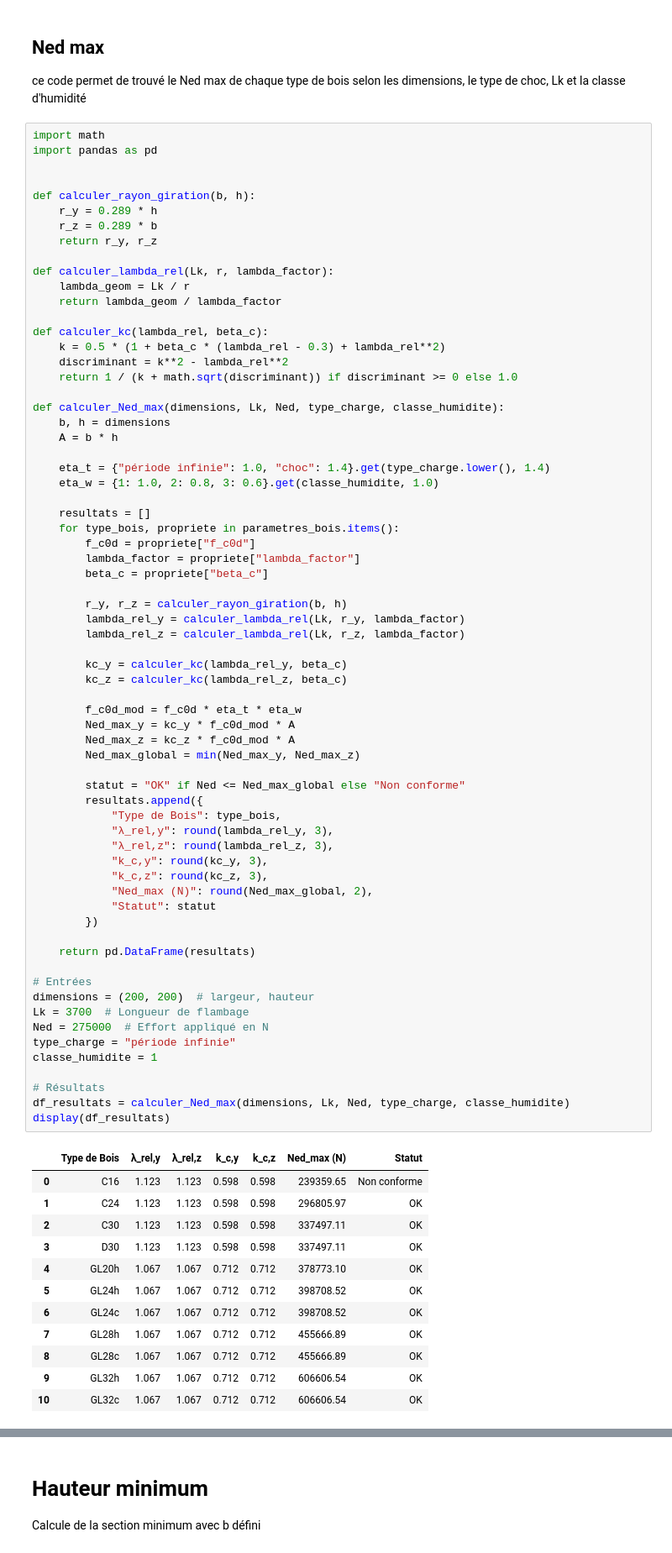
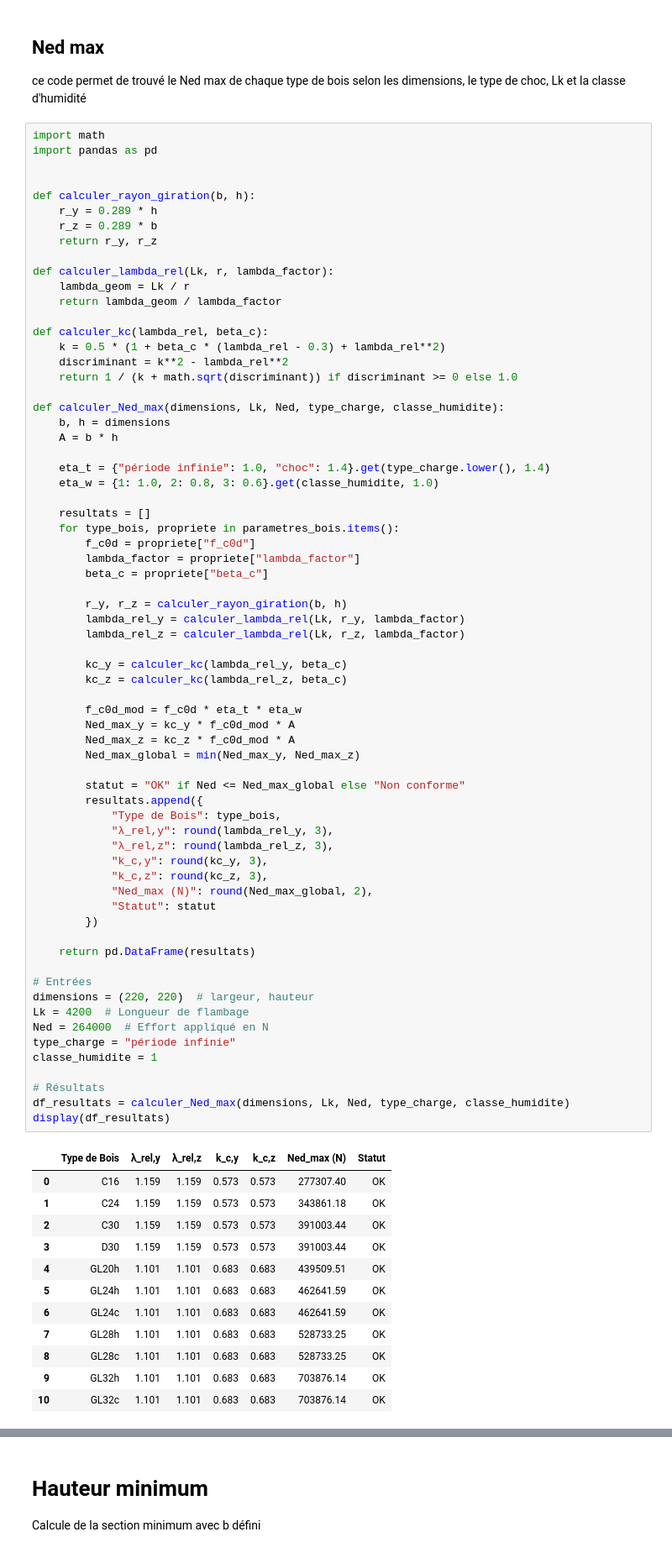
Before and after one commit to Erazq/Bois, a Jupyter notebook: Barres comrpimées.ipynb, the cells around one changed output, grey strips where cells are left out. Shown at 84% size. Saved outputs shown, nothing was run; the diff lists cells and outputs as text.

```diff
--- a/Barres comrpimées.ipynb
+++ b/Barres comrpimées.ipynb
@@ -136,47 +136,47 @@ def calculer_Ned_max(dimensions, Lk, Ned, type_charge, classe_humidite):
         kc_y = calculer_kc(lambda_rel_y, beta_c)
         kc_z = calculer_kc(lambda_rel_z, beta_c)
 
         f_c0d_mod = f_c0d * eta_t * eta_w
         Ned_max_y = kc_y * f_c0d_mod * A
         Ned_max_z = kc_z * f_c0d_mod * A
         Ned_max_global = min(Ned_max_y, Ned_max_z)
 
         statut = "OK" if Ned <= Ned_max_global else "Non conforme"
         resultats.append({
             "Type de Bois": type_bois,
             "λ_rel,y": round(lambda_rel_y, 3),
             "λ_rel,z": round(lambda_rel_z, 3),
             "k_c,y": round(kc_y, 3),
             "k_c,z": round(kc_z, 3),
             "Ned_max (N)": round(Ned_max_global, 2),
             "Statut": statut
         })
 
     return pd.DataFrame(resultats)
 
 # Entrées
-dimensions = (200, 200)  # largeur, hauteur
-Lk = 3700  # Longueur de flambage
-Ned = 275000  # Effort appliqué en N
+dimensions = (220, 220)  # largeur, hauteur
+Lk = 4200  # Longueur de flambage
+Ned = 264000  # Effort appliqué en N
 type_charge = "période infinie"
 classe_humidite = 1
 
 # Résultats
 df_resultats = calculer_Ned_max(dimensions, Lk, Ned, type_charge, classe_humidite)
 display(df_resultats)
 # %% [output]
 |  | Type de Bois | λ_rel,y | λ_rel,z | k_c,y | k_c,z | Ned_max (N) | Statut |
-| 0 | C16 | 1.123 | 1.123 | 0.598 | 0.598 | 239359.65 | Non conforme |
-| 1 | C24 | 1.123 | 1.123 | 0.598 | 0.598 | 296805.97 | OK |
-| 2 | C30 | 1.123 | 1.123 | 0.598 | 0.598 | 337497.11 | OK |
-| 3 | D30 | 1.123 | 1.123 | 0.598 | 0.598 | 337497.11 | OK |
-| 4 | GL20h | 1.067 | 1.067 | 0.712 | 0.712 | 378773.10 | OK |
-| 5 | GL24h | 1.067 | 1.067 | 0.712 | 0.712 | 398708.52 | OK |
-| 6 | GL24c | 1.067 | 1.067 | 0.712 | 0.712 | 398708.52 | OK |
-| 7 | GL28h | 1.067 | 1.067 | 0.712 | 0.712 | 455666.89 | OK |
-| 8 | GL28c | 1.067 | 1.067 | 0.712 | 0.712 | 455666.89 | OK |
-| 9 | GL32h | 1.067 | 1.067 | 0.712 | 0.712 | 606606.54 | OK |
-| 10 | GL32c | 1.067 | 1.067 | 0.712 | 0.712 | 606606.54 | OK |
+| 0 | C16 | 1.159 | 1.159 | 0.573 | 0.573 | 277307.40 | OK |
+| 1 | C24 | 1.159 | 1.159 | 0.573 | 0.573 | 343861.18 | OK |
+| 2 | C30 | 1.159 | 1.159 | 0.573 | 0.573 | 391003.44 | OK |
+| 3 | D30 | 1.159 | 1.159 | 0.573 | 0.573 | 391003.44 | OK |
+| 4 | GL20h | 1.101 | 1.101 | 0.683 | 0.683 | 439509.51 | OK |
+| 5 | GL24h | 1.101 | 1.101 | 0.683 | 0.683 | 462641.59 | OK |
+| 6 | GL24c | 1.101 | 1.101 | 0.683 | 0.683 | 462641.59 | OK |
+| 7 | GL28h | 1.101 | 1.101 | 0.683 | 0.683 | 528733.25 | OK |
+| 8 | GL28c | 1.101 | 1.101 | 0.683 | 0.683 | 528733.25 | OK |
+| 9 | GL32h | 1.101 | 1.101 | 0.683 | 0.683 | 703876.14 | OK |
+| 10 | GL32c | 1.101 | 1.101 | 0.683 | 0.683 | 703876.14 | OK |
 # %% [markdown]
 ![image.png](attachment:image.png)
 ![image-2.png](attachment:image-2.png)
```
Also changed, not shown: parts of 1 cell of this notebook, 2 other files.
